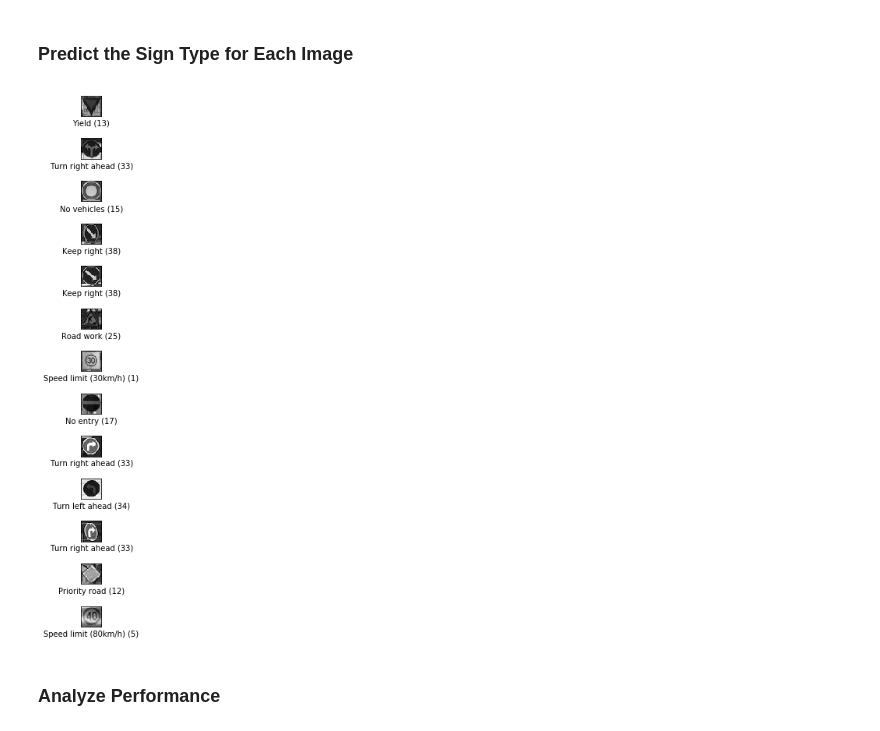
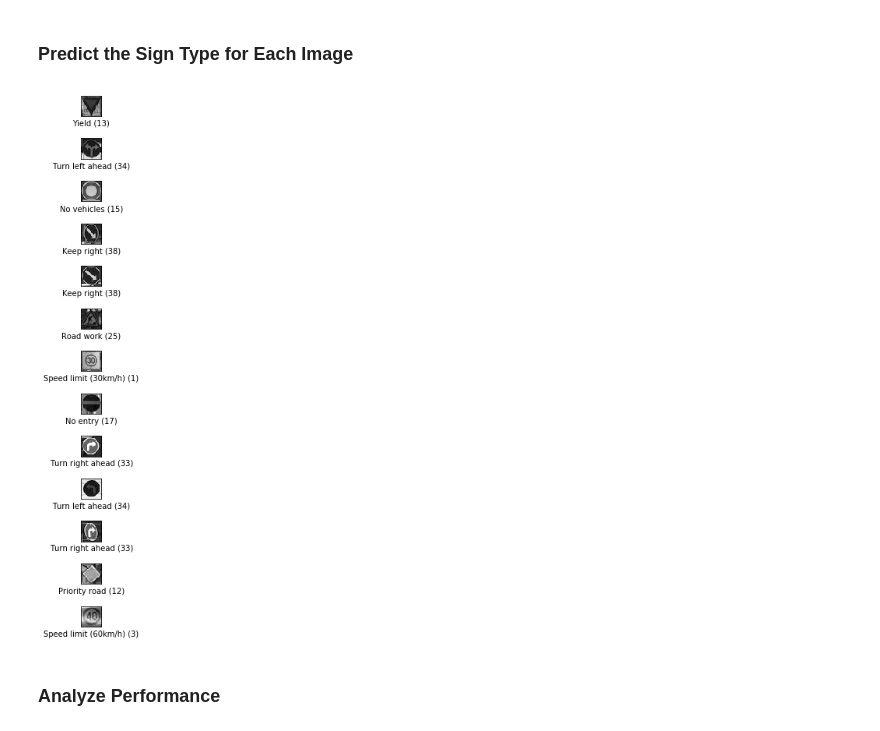
Before and after one commit to tindandelion/carne-traffic-signs-p2, a Jupyter notebook: Traffic_Sign_Classifier.ipynb, the cells around one changed output. Cells and saved outputs as stored; diff of their text form; code cells hidden in the pictures.

```diff
--- a/Traffic_Sign_Classifier.ipynb
+++ b/Traffic_Sign_Classifier.ipynb
@@ -224,13 +226,19 @@ def accuracy_estimator(predictor_output, true_labels):
 A validation set can be used to assess how well the model is performing. A low accuracy on the training and validation
 sets imply underfitting. A high accuracy on the training set but low accuracy on the validation set implies overfitting.
 # %%
+model_location = './current/model'
 def save_model(session):
     saver = tf.train.Saver()
-    saver.save(session, './current/model')
+    saver.save(session, model_location)
 
 def load_model(session):
     saver = tf.train.Saver()
-    saver.restore(session, './current/model')
+    saver.restore(session, model_location)
+
+def load_model_into_session():
+    sess = tf.Session()
+    load_model(sess)
+    return sess
 # %%
 tf.reset_default_graph()
 X = tf.placeholder(tf.float32, shape=(None, 32, 32, 1), name="features")
@@ -247,6 +251,6 @@ init = tf.global_variables_initializer()
 # %%
 learning_rate = 0.001
-epochs = 50
+epochs = 60
 batch_size = 128
 
 def batches(X, y, batch_size):
@@ -257,10 +261,10 @@ def batches(X, y, batch_size):
         end = (batch+1) * batch_size
         yield(X[start:end], y[start:end])
 
+optimizer = tf.train.AdamOptimizer(learning_rate=learning_rate).minimize(loss)
 accuracies = []
 with tf.Session() as sess:
-    load_model(sess)
-#    sess.run(init)
+    sess.run(tf.global_variables_initializer())
     for epoch in tqdm(range(epochs)):
         batcher = batches(X_train_prepared, y_train, batch_size)
         for X_batch, y_batch in batcher:
@@ -268,9 +272,6 @@ with tf.Session() as sess:
 
         train_loss = sess.run(loss, feed_dict={X: X_train_prepared, y: y_train, keep_prob: 1.0})
         valid_loss = sess.run(loss, feed_dict={X: X_valid_prepared, y: y_valid, keep_prob: 1.0})
-
-        if (epoch % 10 == 0):
-            print("Epoch %d, TrLoss: %10.3f, ValidLoss: %10.3f" % (epoch, train_loss, valid_loss))
         accuracies.append([epoch, train_loss, valid_loss])
 
     save_model(sess)
@@ -293,6 +292,5 @@ Final validation accuracy:      0.944
 # %%
-with tf.Session() as sess:
-    load_model(sess)
+with load_model_into_session() as sess:
     logits = sess.run(predictor, feed_dict={X: X_valid_prepared, keep_prob: 1.0})
     acc_value = sess.run(accuracy, feed_dict={X: X_valid_prepared, y: y_valid, keep_prob: 1.0})
     predicted_classes = np.argmax(logits, axis=1)
@@ -357,6 +355,5 @@ End of no passing by vehicles over 3.5 metric tons (42)       1.00      0.73
 # %%
-with tf.Session() as sess:
-    load_model(sess)
+with load_model_into_session() as sess:
     acc_value = sess.run(accuracy, feed_dict={X: X_test_prepared, y: y_test, keep_prob: 1.0})
 
 print("Prediction accuracy on the test set: %.3f" % acc_value)
@@ -398,23 +395,22 @@ plt.savefig('./output/real-signs.png')
 # %%
 X_data = np.array(images).reshape(-1, 32, 32, 1)
 
-with tf.Session() as sess:
-    load_model(sess)
+with load_model_into_session() as sess:
     logits = sess.run(predictor, {X: X_data, keep_prob: 1.0})
     predicted_classes = np.argmax(logits, axis=1)
 
 fig, axes = plt.subplots(nrows=len(images), ncols=1, figsize=(25, 10))
 
 for im, ax, label in zip(images, axes, predicted_classes):
     ax.imshow(im, 'gray')
     ax.set_xticks(())
     ax.set_yticks(())
     ax.set_xlabel(class_labels[label], rotation=0)
 
 fig.tight_layout()
 plt.savefig('./output/real-signs-classified.png')
 # %% [output]
-[figure, old version]
+[figure, new version]
 # %% [markdown]
 ### Analyze Performance
 # %%
```
Also changed, not shown: parts of 10 cells of this notebook, 5 other files.
